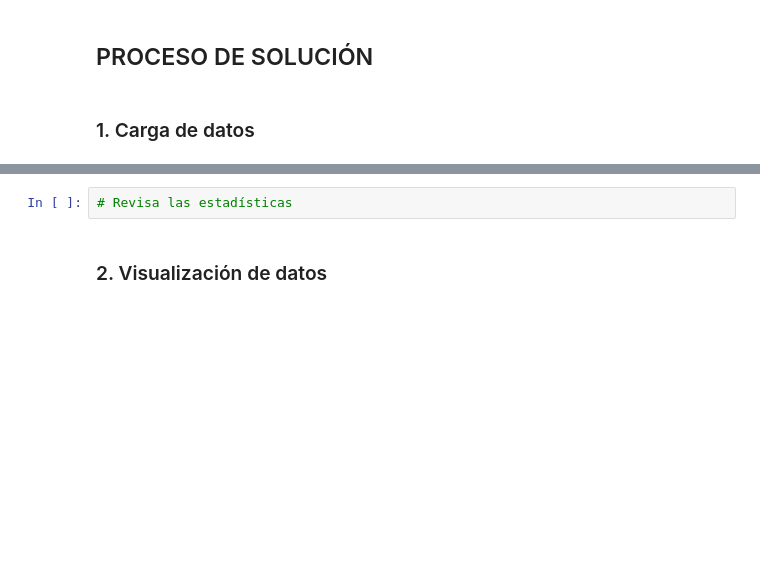
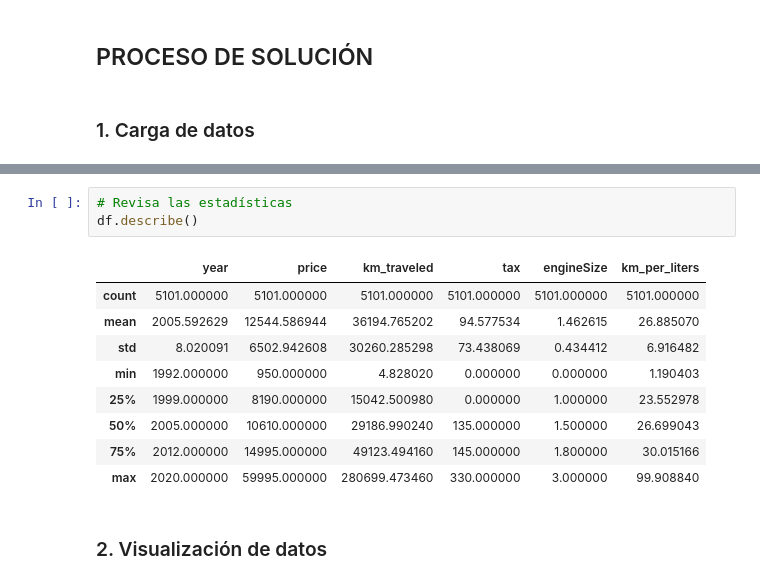
Before and after one commit to ricardoahumada/-Pythor_for_Data_Science, a Jupyter notebook: proyecto/project_process.ipynb, the cells around one changed output, grey strips where cells are left out. Cells and saved outputs as stored; diff of their text form; blank space fills up the shorter version.

```diff
--- a/proyecto/project_process.ipynb
+++ b/proyecto/project_process.ipynb
@@ -16,5 +38,16 @@
 # %%
 # Revisa las estadísticas
+df.describe()
+# %% [output]
+|  | year | price | km_traveled | tax | engineSize | km_per_liters |
+| count | 5101.000000 | 5101.000000 | 5101.000000 | 5101.000000 | 5101.000000 | 5101.000000 |
+| mean | 2005.592629 | 12544.586944 | 36194.765202 | 94.577534 | 1.462615 | 26.885070 |
+| std | 8.020091 | 6502.942608 | 30260.285298 | 73.438069 | 0.434412 | 6.916482 |
+| min | 1992.000000 | 950.000000 | 4.828020 | 0.000000 | 0.000000 | 1.190403 |
+| 25% | 1999.000000 | 8190.000000 | 15042.500980 | 0.000000 | 1.000000 | 23.552978 |
+| 50% | 2005.000000 | 10610.000000 | 29186.990240 | 135.000000 | 1.500000 | 26.699043 |
+| 75% | 2012.000000 | 14995.000000 | 49123.494160 | 145.000000 | 1.800000 | 30.015166 |
+| max | 2020.000000 | 59995.000000 | 280699.473460 | 330.000000 | 3.000000 | 99.908840 |
 # %% [markdown]
 ###  2. Visualización de datos
 # %%
```
Also changed, not shown: parts of 5 cells of this notebook.
